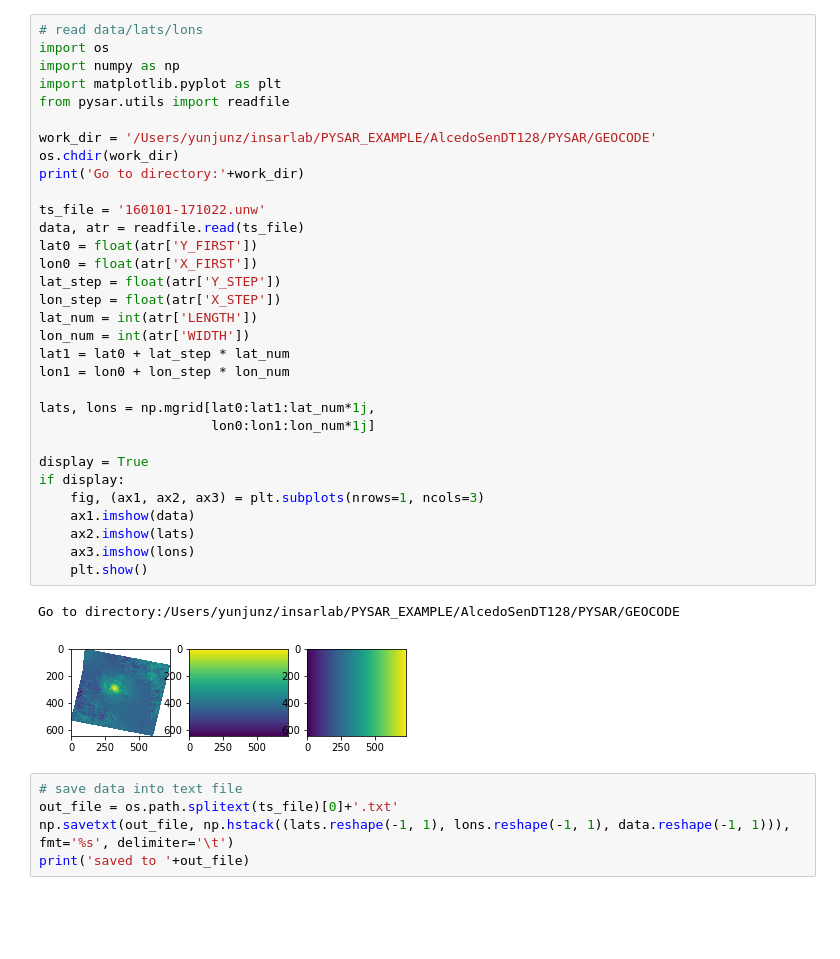
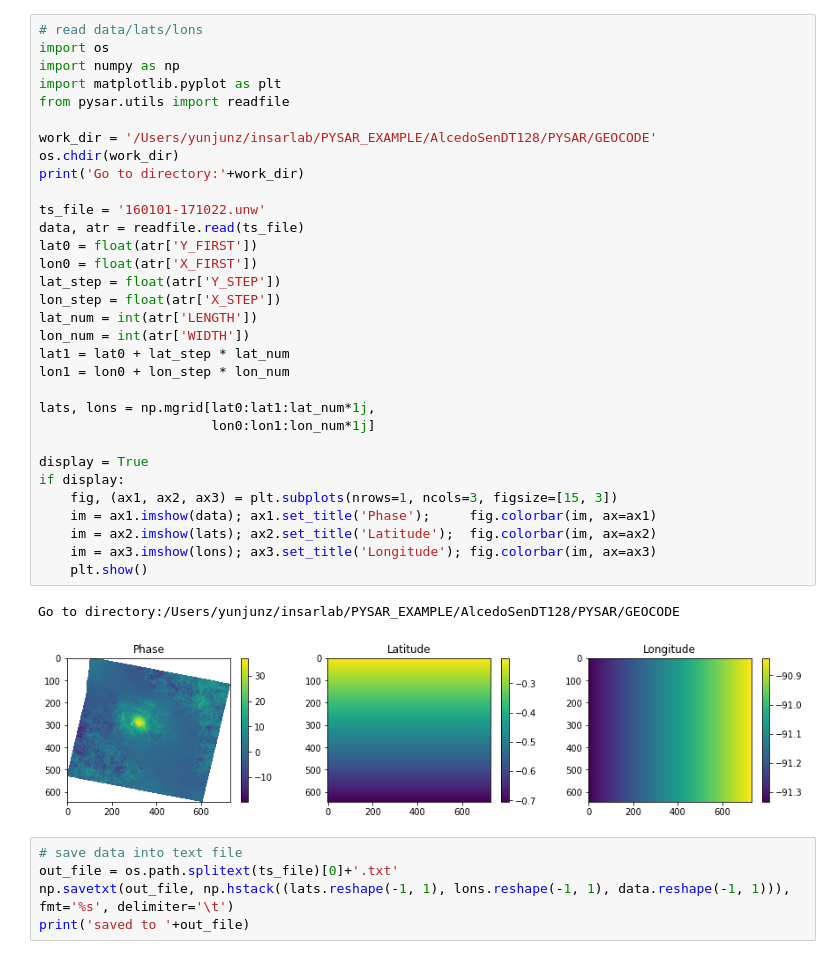
Before and after one commit to insarlab/MintPy, a Jupyter notebook: examples/save_data2text.ipynb, the cells around one changed output. Drawn from its saved outputs; the diff is of its cells as text; blank space fills up the shorter version.

Commit message:
update save_data2txt notebook

```diff
--- a/examples/save_data2text.ipynb
+++ b/examples/save_data2text.ipynb
@@ -1,38 +1,38 @@
 # %%
 # read data/lats/lons
 import os
 import numpy as np
 import matplotlib.pyplot as plt
 from pysar.utils import readfile
 
 work_dir = '/Users/yunjunz/insarlab/PYSAR_EXAMPLE/AlcedoSenDT128/PYSAR/GEOCODE'
 os.chdir(work_dir)
 print('Go to directory:'+work_dir)
 
 ts_file = '160101-171022.unw'
 data, atr = readfile.read(ts_file)
 lat0 = float(atr['Y_FIRST'])
 lon0 = float(atr['X_FIRST'])
 lat_step = float(atr['Y_STEP'])
 lon_step = float(atr['X_STEP'])
 lat_num = int(atr['LENGTH'])
 lon_num = int(atr['WIDTH'])
 lat1 = lat0 + lat_step * lat_num
 lon1 = lon0 + lon_step * lon_num
 
 lats, lons = np.mgrid[lat0:lat1:lat_num*1j,
                       lon0:lon1:lon_num*1j]
 
 display = True
 if display:
-    fig, (ax1, ax2, ax3) = plt.subplots(nrows=1, ncols=3)
-    ax1.imshow(data)
-    ax2.imshow(lats)
-    ax3.imshow(lons)
+    fig, (ax1, ax2, ax3) = plt.subplots(nrows=1, ncols=3, figsize=[15, 3])
+    im = ax1.imshow(data); ax1.set_title('Phase');     fig.colorbar(im, ax=ax1)
+    im = ax2.imshow(lats); ax2.set_title('Latitude');  fig.colorbar(im, ax=ax2)
+    im = ax3.imshow(lons); ax3.set_title('Longitude'); fig.colorbar(im, ax=ax3)
     plt.show()
 # %% [output]
 Go to directory:/Users/yunjunz/insarlab/PYSAR_EXAMPLE/AlcedoSenDT128/PYSAR/GEOCODE
-[figure, old version]
+[figure, new version]
 # %%
 # save data into text file
 out_file = os.path.splitext(ts_file)[0]+'.txt'
```
Also changed, not shown: 2 other files.
